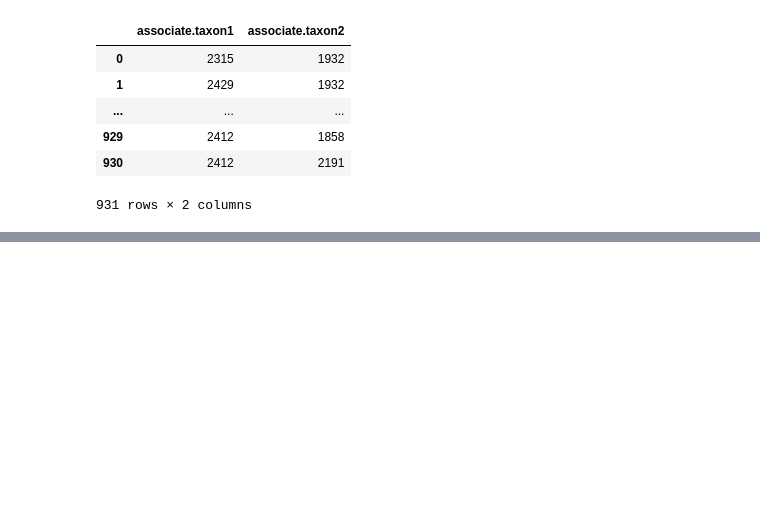
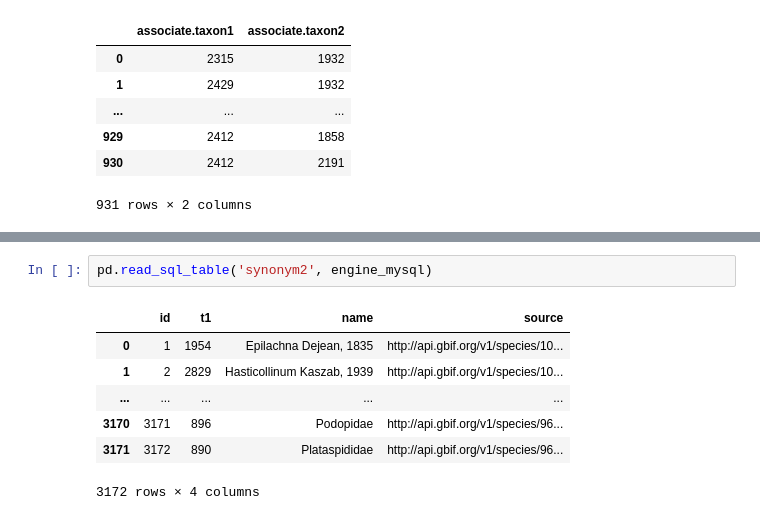
Before and after one commit to aubreymoore/playpen, a Jupyter notebook: dataprep.ipynb, the cells around one changed output, grey strips where cells are left out. Saved outputs shown, nothing was run; the diff lists cells and outputs as text; blank space fills up the shorter version.

```diff
--- a/dataprep.ipynb
+++ b/dataprep.ipynb
@@ -82,0 +93,10 @@ df
+# %%
+pd.read_sql_table('synonym2', engine_mysql)
+# %% [output]
+|  | id | t1 | name | source |
+| 0 | 1 | 1954 | Epilachna Dejean, 1835 | http://api.gbif.org/v1/species/10... |
+| 1 | 2 | 2829 | Hasticollinum Kaszab, 1939 | http://api.gbif.org/v1/species/10... |
+| ... | ... | ... | ... | ... |
+| 3170 | 3171 | 896 | Podopidae | http://api.gbif.org/v1/species/96... |
+| 3171 | 3172 | 890 | Plataspididae | http://api.gbif.org/v1/species/96... |
+3172 rows × 4 columns
```
Also changed, not shown: parts of 16 cells of this notebook, 9 other files.
